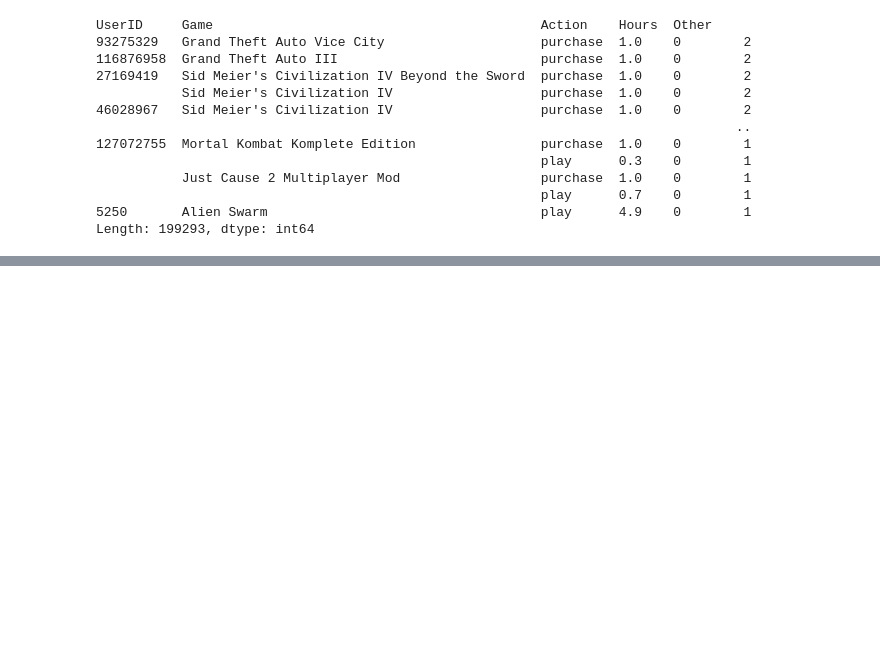
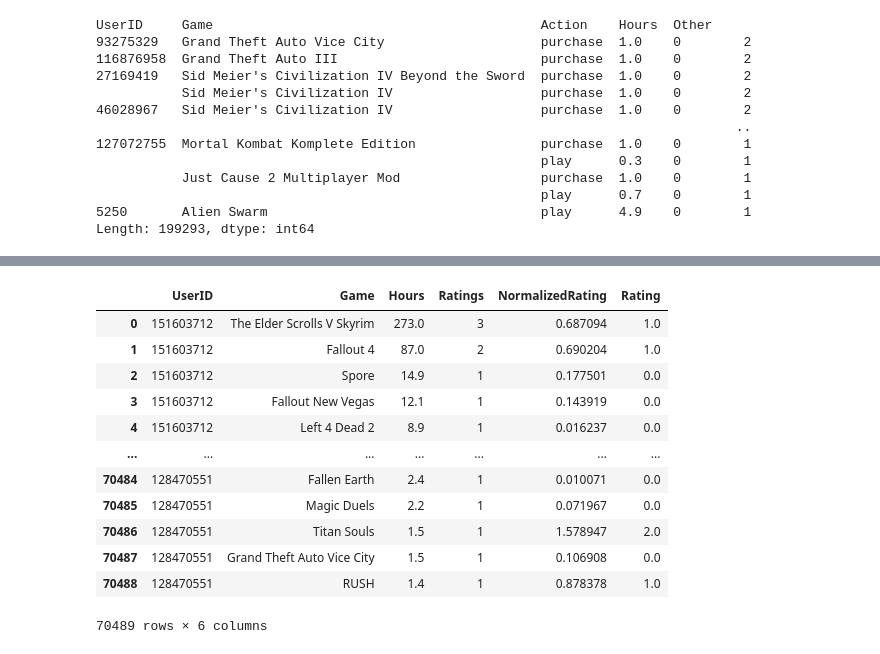
Before and after one commit to pyamin1878/Steam-Games-Rec-System, a Jupyter notebook: Rigat_N_notebook.ipynb, the cells around one changed output, grey strips where cells are left out. Saved outputs shown, nothing was run; the diff lists cells and outputs as text; code cells hidden in the pictures; blank space fills up the shorter version.

```diff
--- a/Rigat_N_notebook.ipynb
+++ b/Rigat_N_notebook.ipynb
@@ -84,4 +54,4 @@ dtype: int64
 # %%
 play_data = steam_df[steam_df['Action'] == 'play']
 # %%
-play_data = play_data.drop(['Action', 'Other'], axis=1)
+play_data_new = play_data.drop(['Action', 'Other'], axis=1)
@@ -156,0 +97,25 @@ RMSE: 11704.4681
+# %%
+min_max_hours = play_data_new.groupby('Game')['Hours'].agg(['min', 'max']).reset_index()
+
+play_data_new_2 = pd.merge(play_data_new, min_max_hours, on='Game', how='left')
+
+play_data_new_2['NormalizedRating'] = (play_data_new_2['Hours'] - play_data_new_2['min']) / (play_data_new_2['max'] - play_data_new_2['min']) * 5  # Scale to a rating between 1 and 5
+
+play_data_new_2['Rating'] = play_data_new_2['NormalizedRating'].round()
+play_data_new_2= play_data_new_2.drop(['min', 'max'], axis=1)
+
+play_data_new_2
+# %% [output]
+|  | UserID | Game | Hours | Ratings | NormalizedRating | Rating |
+| 0 | 151603712 | The Elder Scrolls V Skyrim | 273.0 | 3 | 0.687094 | 1.0 |
+| 1 | 151603712 | Fallout 4 | 87.0 | 2 | 0.690204 | 1.0 |
+| 2 | 151603712 | Spore | 14.9 | 1 | 0.177501 | 0.0 |
+| 3 | 151603712 | Fallout New Vegas | 12.1 | 1 | 0.143919 | 0.0 |
+| 4 | 151603712 | Left 4 Dead 2 | 8.9 | 1 | 0.016237 | 0.0 |
+| ... | ... | ... | ... | ... | ... | ... |
+| 70484 | 128470551 | Fallen Earth | 2.4 | 1 | 0.010071 | 0.0 |
+| 70485 | 128470551 | Magic Duels | 2.2 | 1 | 0.071967 | 0.0 |
+| 70486 | 128470551 | Titan Souls | 1.5 | 1 | 1.578947 | 2.0 |
+| 70487 | 128470551 | Grand Theft Auto Vice City | 1.5 | 1 | 0.106908 | 0.0 |
+| 70488 | 128470551 | RUSH | 1.4 | 1 | 0.878378 | 1.0 |
+70489 rows × 6 columns
```
Also changed, not shown: parts of 19 cells of this notebook.
